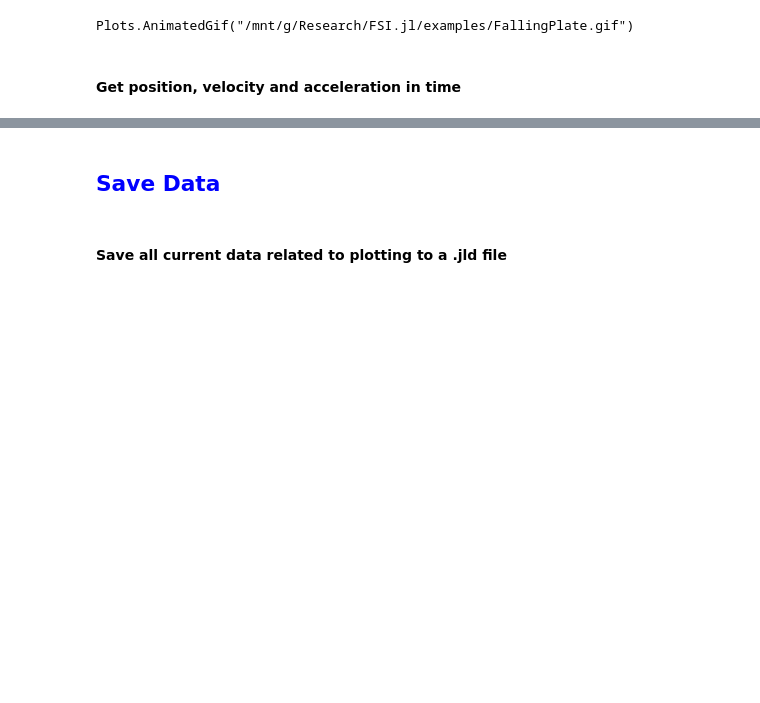
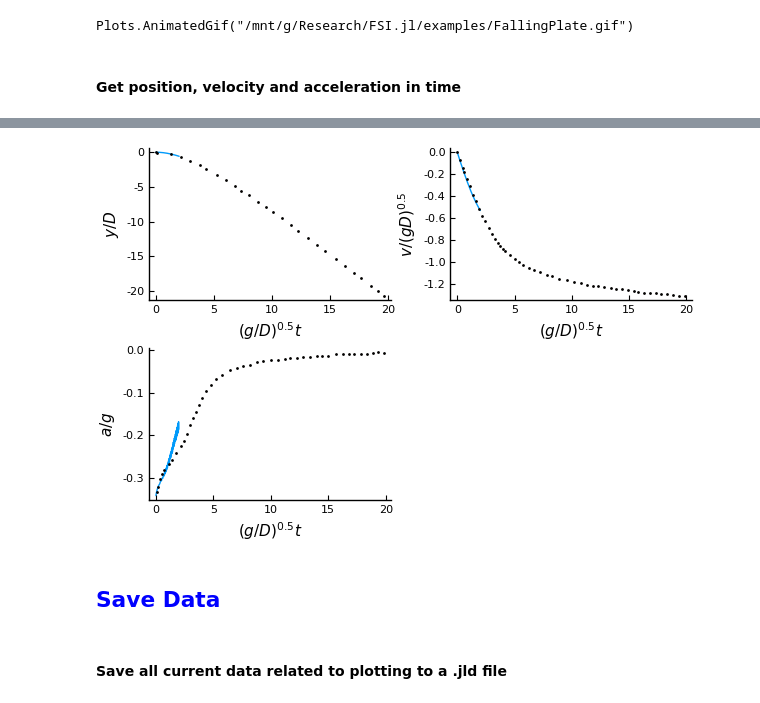
Before and after one commit to ruizhi92/FSI.jl, a Jupyter notebook: examples/TimeMarching-FallingPlate.ipynb, the cells around one changed output, grey strips where cells are left out. Saved outputs shown, nothing was run; the diff lists cells and outputs as text; code cells hidden in the pictures; blank space fills up the shorter version.

Commit message:
Tried with some test cases but validation ont passed. Construct a strongly coupled branch to compare

```diff
--- a/examples/TimeMarching-FallingPlate.ipynb
+++ b/examples/TimeMarching-FallingPlate.ipynb
@@ -309,3 +429,28 @@ plot(px,py)
+# %%
+using CSV
+
+pdata = CSV.read("local_run/validation/csv/position.csv",header=false)
+xp = [pdata[i,1] for i in 1:length(pdata[1])]
+yp = [pdata[i,2] for i in 1:length(pdata[2])]
+
+vdata = CSV.read("local_run/validation/csv/velocity.csv",header=false)
+xv = [vdata[i,1] for i in 1:length(vdata[1])]
+yv = [vdata[i,2] for i in 1:length(vdata[2])]
+
+adata = CSV.read("local_run/validation/csv/acceleration.csv",header=false)
+xa = [adata[i,1] for i in 1:length(adata[1])]
+ya = [adata[i,2] for i in 1:length(adata[2])];
+# %%
+pp = plot([0.0;thist],phist,xlabel="\$(g/D)^{0.5}t \$",ylabel="\$y/D\$",legend=false)#,ylims=(-25,0))
+scatter!(pp,xp,yp,linestyle=:dot,markersize=1)
+pv = plot([0.0;thist],vhist,xlabel="\$(g/D)^{0.5}t \$",ylabel="\$v/(gD)^{0.5}\$",legend=false)#,ylims=(-2,0))
+scatter!(xv,yv,linestyle=:dot,markersize=1)
+pa = plot([0.0;thist[1:end-1]],ahist,xlabel="\$(g/D)^{0.5}t \$",ylabel="\$a/g\$",legend=false)#,ylims=(-0.5,0))
+scatter!(xa,ya,linestyle=:dot,markersize=1)
+
+plot(pp,pv,pa)
+# %% [output]
+[figure, added]
 # %% [markdown]
 ## <span style="color:blue"> Save Data </span>
 # %% [markdown]
```
Also changed, not shown: parts of 21 cells of this notebook, 7 other files.
